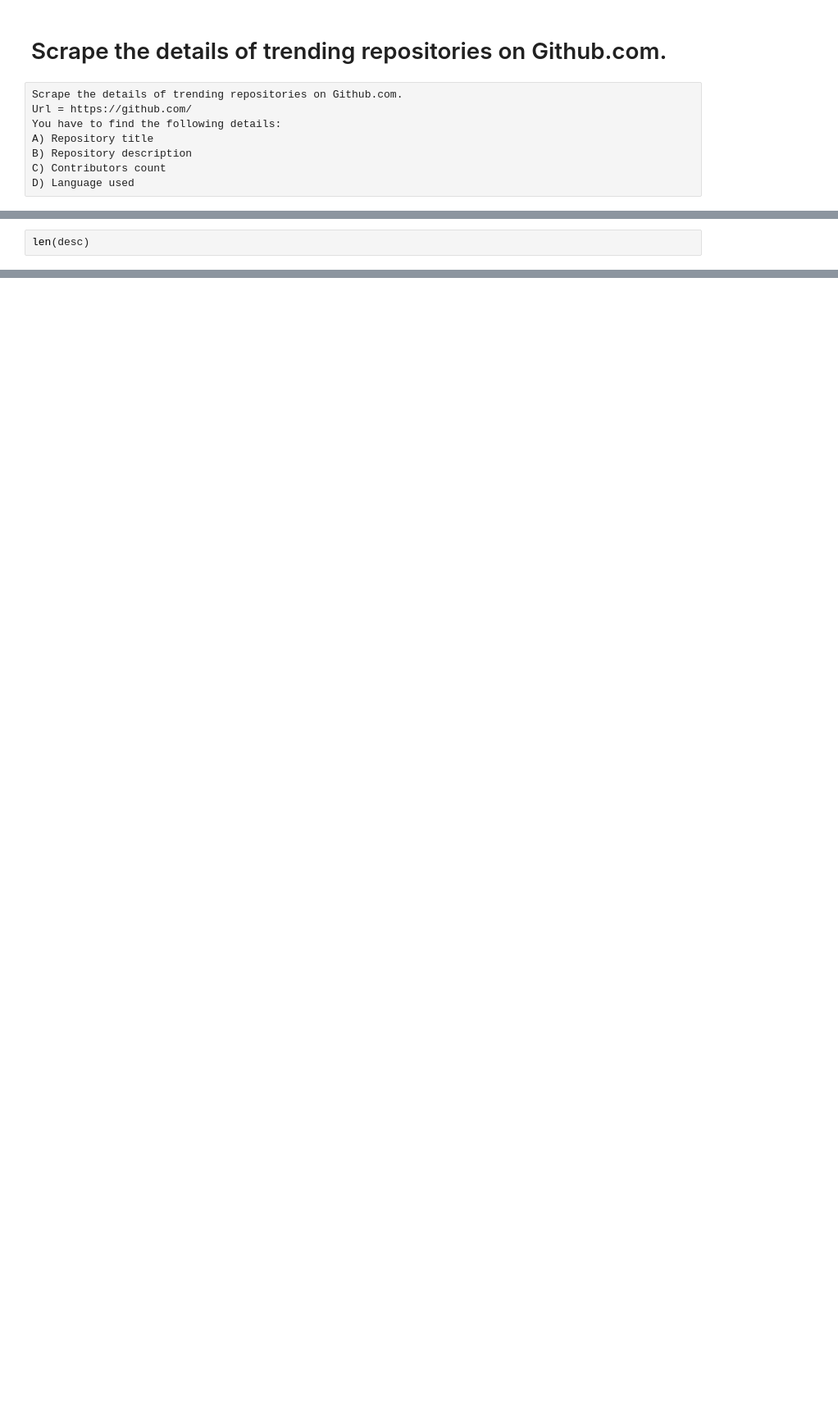
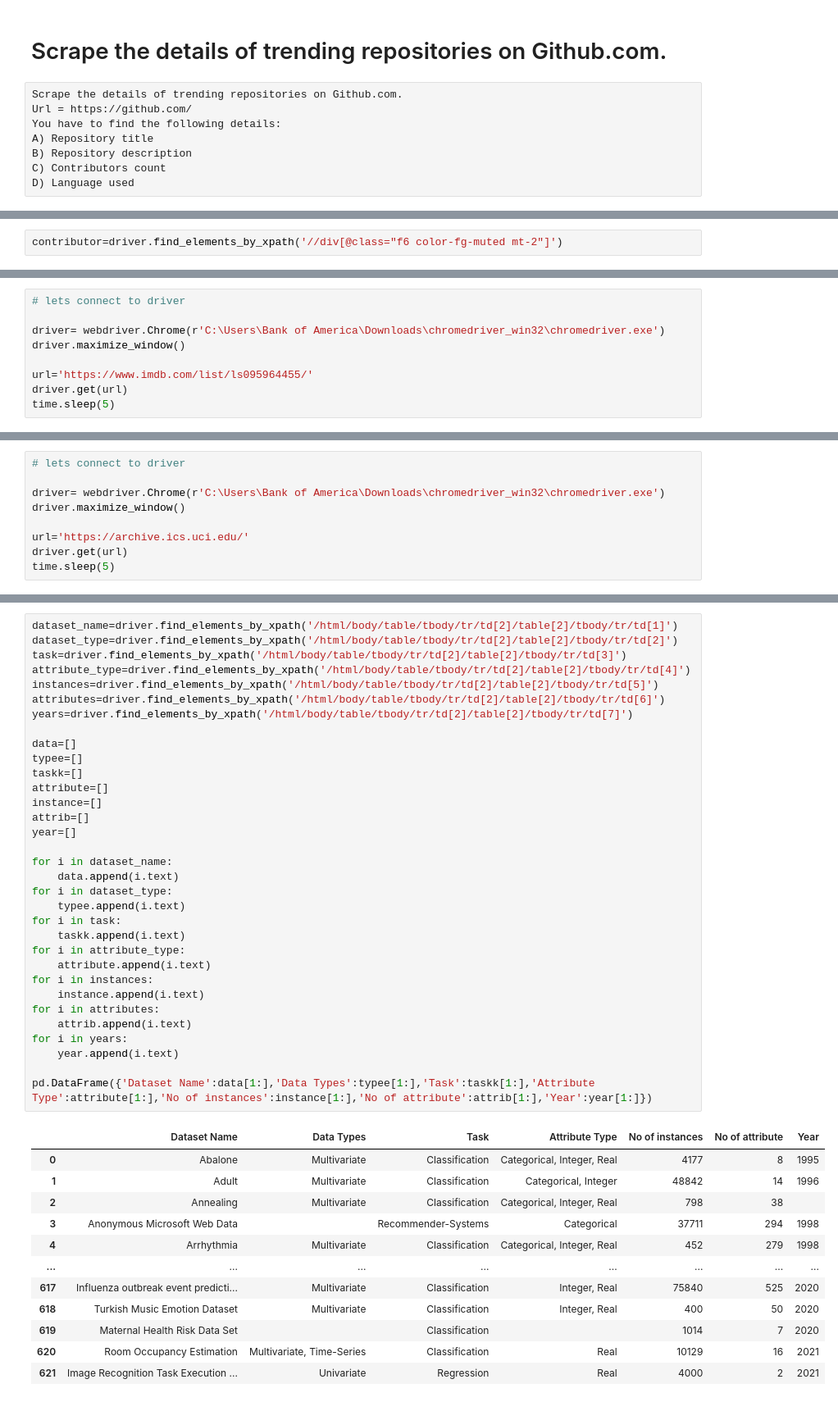
Before and after one commit to mohittomar2008/Internship, a Jupyter notebook: Web Scraping Assignment-4.ipynb, the cells around one changed output, grey strips where cells are left out. Shown at 82% size. Saved outputs shown, nothing was run; the diff lists cells and outputs as text; blank space fills up the shorter version.

```diff
--- a/Web Scraping Assignment-4.ipynb
+++ b/Web Scraping Assignment-4.ipynb
@@ -193,2 +273,2 @@ desc=driver.find_elements_by_xpath('//p[@class="col-9 color-fg-muted my-1 pr-4"]
 # %%
-len(desc)
+contributor=driver.find_elements_by_xpath('//div[@class="f6 color-fg-muted mt-2"]')
@@ -215,0 +501,9 @@ for i in prd_url:
+# %%
+# lets connect to driver
+
+driver= webdriver.Chrome(r'C:\Users\Bank of America\Downloads\chromedriver_win32\chromedriver.exe')
+driver.maximize_window()
+
+url='https://www.imdb.com/list/ls095964455/'
+driver.get(url)
+time.sleep(5)
@@ -215,0 +568,9 @@ for i in prd_url:
+# %%
+# lets connect to driver
+
+driver= webdriver.Chrome(r'C:\Users\Bank of America\Downloads\chromedriver_win32\chromedriver.exe')
+driver.maximize_window()
+
+url='https://archive.ics.uci.edu/'
+driver.get(url)
+time.sleep(5)
@@ -215,0 +580,46 @@ for i in prd_url:
+# %%
+dataset_name=driver.find_elements_by_xpath('/html/body/table/tbody/tr/td[2]/table[2]/tbody/tr/td[1]')
+dataset_type=driver.find_elements_by_xpath('/html/body/table/tbody/tr/td[2]/table[2]/tbody/tr/td[2]')
+task=driver.find_elements_by_xpath('/html/body/table/tbody/tr/td[2]/table[2]/tbody/tr/td[3]')
+attribute_type=driver.find_elements_by_xpath('/html/body/table/tbody/tr/td[2]/table[2]/tbody/tr/td[4]')
+instances=driver.find_elements_by_xpath('/html/body/table/tbody/tr/td[2]/table[2]/tbody/tr/td[5]')
+attributes=driver.find_elements_by_xpath('/html/body/table/tbody/tr/td[2]/table[2]/tbody/tr/td[6]')
+years=driver.find_elements_by_xpath('/html/body/table/tbody/tr/td[2]/table[2]/tbody/tr/td[7]')
+
+data=[]
+typee=[]
+taskk=[]
+attribute=[]
+instance=[]
+attrib=[]
+year=[]
+
+for i in dataset_name:
+    data.append(i.text)
+for i in dataset_type:
+    typee.append(i.text)
+for i in task:
+    taskk.append(i.text)
+for i in attribute_type:
+    attribute.append(i.text)
+for i in instances:
+    instance.append(i.text)
+for i in attributes:
+    attrib.append(i.text)
+for i in years:
+    year.append(i.text)
+
+pd.DataFrame({'Dataset Name':data[1:],'Data Types':typee[1:],'Task':taskk[1:],'Attribute Type':attribute[1:],'No of instances':instance[1:],'No of attribute':attrib[1:],'Year':year[1:]})
+# %% [output]
+|  | Dataset Name | Data Types | Task | Attribute Type | No of instances | No of attribute | Year |
+| 0 | Abalone | Multivariate | Classification | Categorical, Integer, Real | 4177 | 8 | 1995 |
+| 1 | Adult | Multivariate | Classification | Categorical, Integer | 48842 | 14 | 1996 |
+| 2 | Annealing | Multivariate | Classification | Categorical, Integer, Real | 798 | 38 |  |
+| 3 | Anonymous Microsoft Web Data |  | Recommender-Systems | Categorical | 37711 | 294 | 1998 |
+| 4 | Arrhythmia | Multivariate | Classification | Categorical, Integer, Real | 452 | 279 | 1998 |
+| ... | ... | ... | ... | ... | ... | ... | ... |
+| 617 | Influenza outbreak event predicti... | Multivariate | Classification | Integer, Real | 75840 | 525 | 2020 |
+| 618 | Turkish Music Emotion Dataset | Multivariate | Classification | Integer, Real | 400 | 50 | 2020 |
+| 619 | Maternal Health Risk Data Set |  | Classification |  | 1014 | 7 | 2020 |
+| 620 | Room Occupancy Estimation | Multivariate, Time-Series | Classification | Real | 10129 | 16 | 2021 |
+| 621 | Image Recognition Task Execution ... | Univariate | Regression | Real | 4000 | 2 | 2021 |
```
Also changed, not shown: parts of 50 cells of this notebook.
